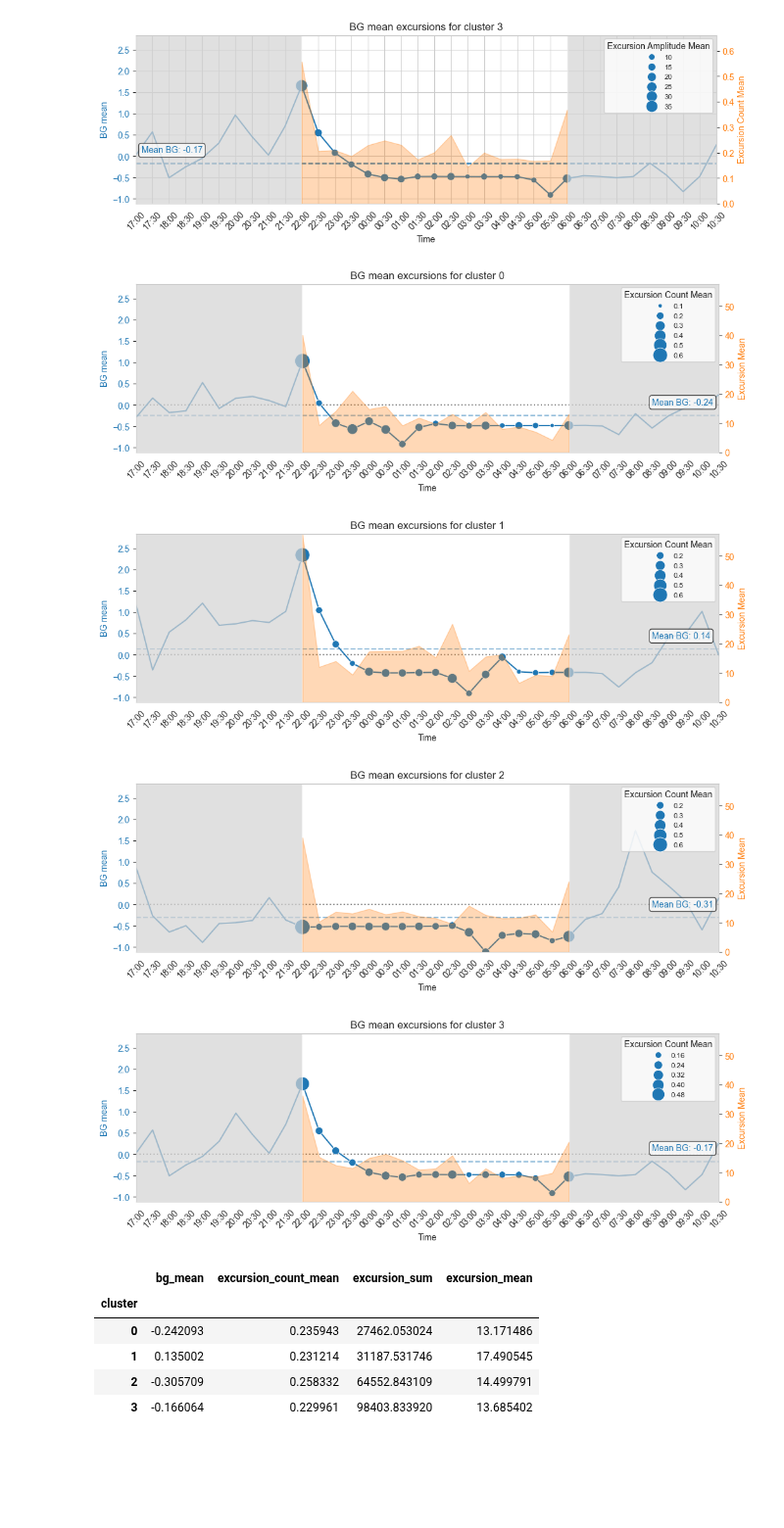
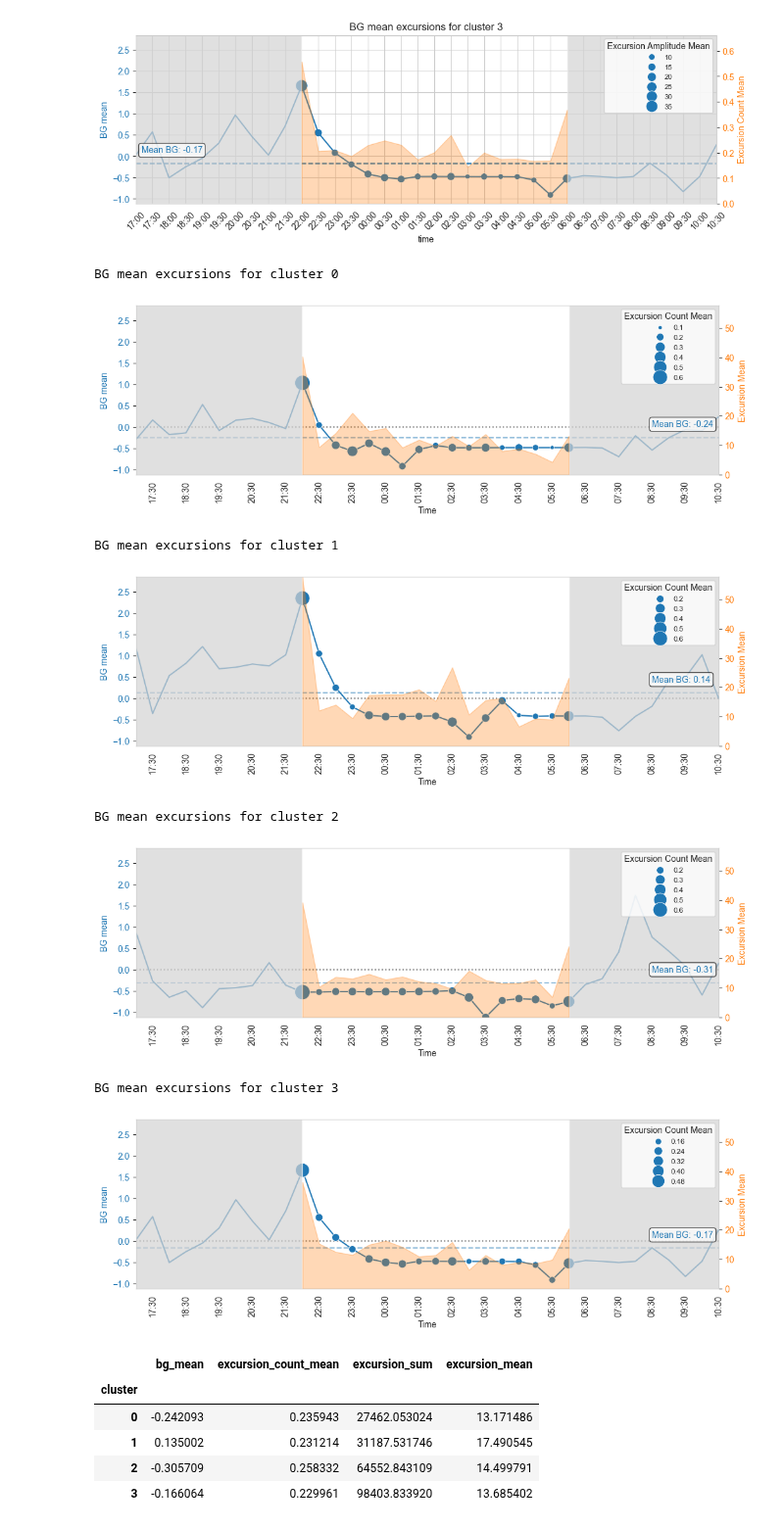
Before and after one commit to rdbrist/masters_project, a Jupyter notebook: notebooks/2.03d-rd-analysis-of-night-clusters-bg-variability.ipynb, the cells around one changed output. Shown at 98% size. Cells and saved outputs as stored; diff of their text form; code cells hidden in the pictures; blank space fills up the shorter version.

```diff
--- a/notebooks/2.03d-rd-analysis-of-night-clusters-bg-variability.ipynb
+++ b/notebooks/2.03d-rd-analysis-of-night-clusters-bg-variability.ipynb
@@ -287,6 +286,7 @@ def plot_mage_timelines(df, size_variable, secondary_y_variable):
     secondary_y_lim = (0, df[secondary_y_variable].max() + 0.01)
     global_marker_size = (df[size_variable].min(), df[size_variable].max())
     for cluster, cluster_df in df.groupby('cluster'):
+        print(f'BG mean excursions for cluster {cluster}')
         mean_bg = cluster_df['bg mean'].mean()
         fig, ax1 = plt.subplots(figsize=(12, 3.5))
         sns.lineplot(data=cluster_df, x='time', y='bg mean', ax=ax1, color='tab:blue', zorder=3)
@@ -301,40 +301,43 @@ def plot_mage_timelines(df, size_variable, secondary_y_variable):
                      xycoords='data', xytext=(0, 10), textcoords='offset points',
                      color='tab:blue', fontsize=10, va='bottom', bbox=dict(boxstyle='round,pad=0.3', fc='white', ec='black', alpha=0.7), zorder=10)
 
         ax2 = ax1.twinx()
         ax2.fill_between(cluster_df.index.get_level_values('time'), cluster_df[secondary_y_variable], color='tab:orange', alpha=0.3, zorder=1)
         ax2.set_ylabel(secondary_y_variable.replace('_', ' ').title(), color='tab:orange')
         ax2.tick_params(axis='y', labelcolor='tab:orange')
         ax2.set_ylim(secondary_y_lim)
         ax2.grid(False)
 
         ax1.xaxis.set_major_formatter(mdates.DateFormatter('%H:%M'))
-        ax1.xaxis.set_major_locator(mdates.MinuteLocator(interval=30))
+        ax1.xaxis.set_major_locator(mdates.MinuteLocator(interval=60))
         for label in ax1.get_xticklabels():
-            label.set_rotation(45)
+            label.set_rotation(90)
         min_time_dt = cluster_df.index.get_level_values('time').min()
         max_time_dt = cluster_df.index.get_level_values('time').max()
         ax1.set_xlim(min_time_dt, max_time_dt)
         ax1.set_xlabel('Time')
         ax1.grid(False)
 
         shade_periods = [
             (datetime(1900, 1, 1, 17, 0), datetime(1900, 1, 1, 22, 0)), # 17:00 to 22:00
             (datetime(1900, 1, 2, 6, 0), datetime(1900, 1, 2, 11, 0))   # 06:00 to 11:00 (next day)
         ]
         for start_dt_obj, end_dt_obj in shade_periods:
             ax1.axvspan(start_dt_obj, end_dt_obj, facecolor='lightgray', alpha=0.7, zorder=3)
 
-        plt.title(f'BG mean excursions for cluster {cluster}')
         plt.savefig(FIGURES_DIR / f'bg_mean_excursions_cluster_{cluster}.png', bbox_inches='tight')
         plt.show()
 
 plot_mage_timelines(df_long_bg, 'excursion_count_mean', 'excursion_mean')
 # %% [output]
+BG mean excursions for cluster 0
-[figure, old version]
+[figure, new version]
+BG mean excursions for cluster 1
-[figure, old version]
+[figure, new version]
+BG mean excursions for cluster 2
-[figure, old version]
+[figure, new version]
+BG mean excursions for cluster 3
-[figure, old version]
+[figure, new version]
 # %%
 df_long_bg.groupby('cluster').agg(
     bg_mean=('bg mean', 'mean'),
```
Also changed, not shown: parts of 1 cell of this notebook, 7 other files.
